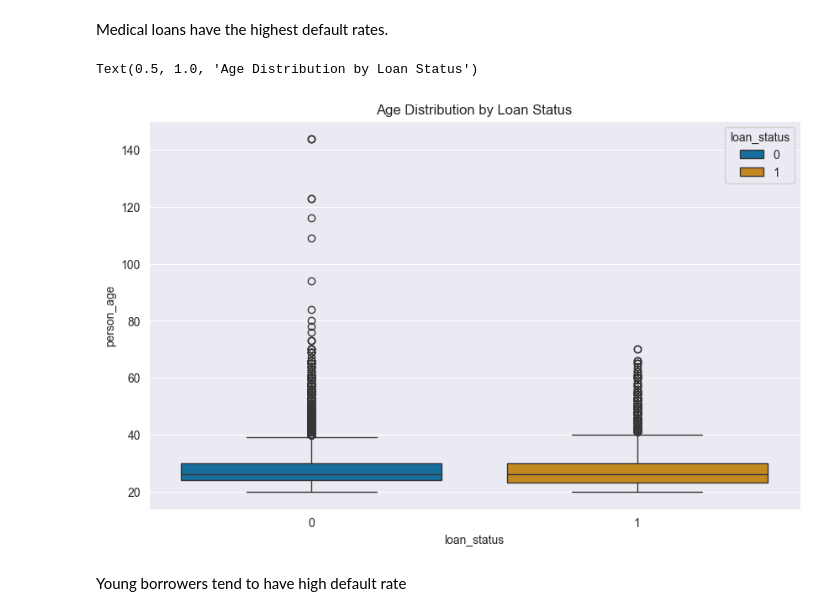
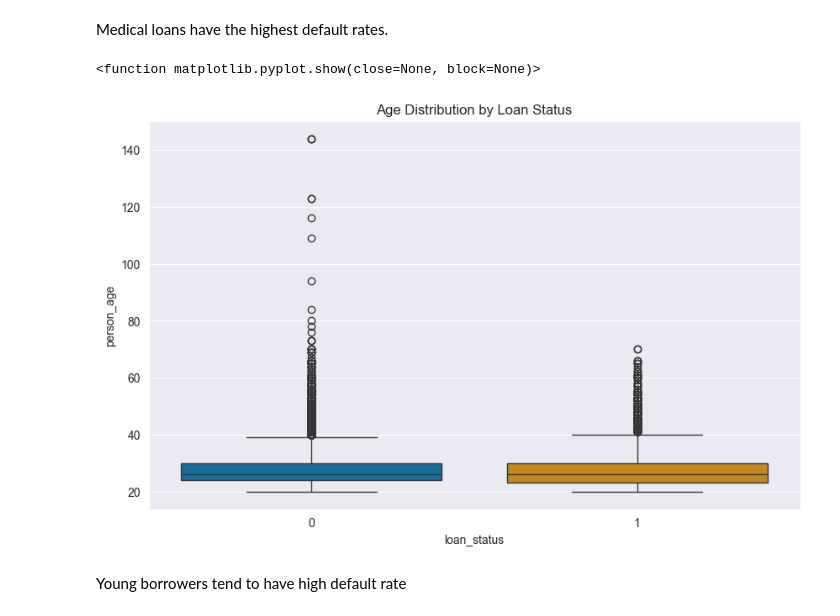
Before and after one commit to Patoh254code/Credit_Risk_Analysis, a Jupyter notebook: index.ipynb, the cells around one changed output. Drawn from its saved outputs; the diff is of its cells as text; code cells hidden in the pictures.

```diff
--- a/index.ipynb
+++ b/index.ipynb
@@ -326,14 +333,16 @@ Medical loans have the highest default rates.
 # %%
 # Default by Age
 plt.figure(figsize=(10,6))
 sns.boxplot(data=data, x='loan_status',
             y='person_age',
             hue='loan_status',
-            palette='colorblind')
+            palette='colorblind',
+            legend=False)
 plt.title('Age Distribution by Loan Status')
+plt.show
 # %% [output]
-Text(0.5, 1.0, 'Age Distribution by Loan Status')
+<function matplotlib.pyplot.show(close=None, block=None)>
-[figure, old version]
+[figure, new version]
 # %% [markdown]
 Young borrowers tend to have high default rate
 # %% [markdown]
```
Also changed, not shown: parts of 41 cells of this notebook.
